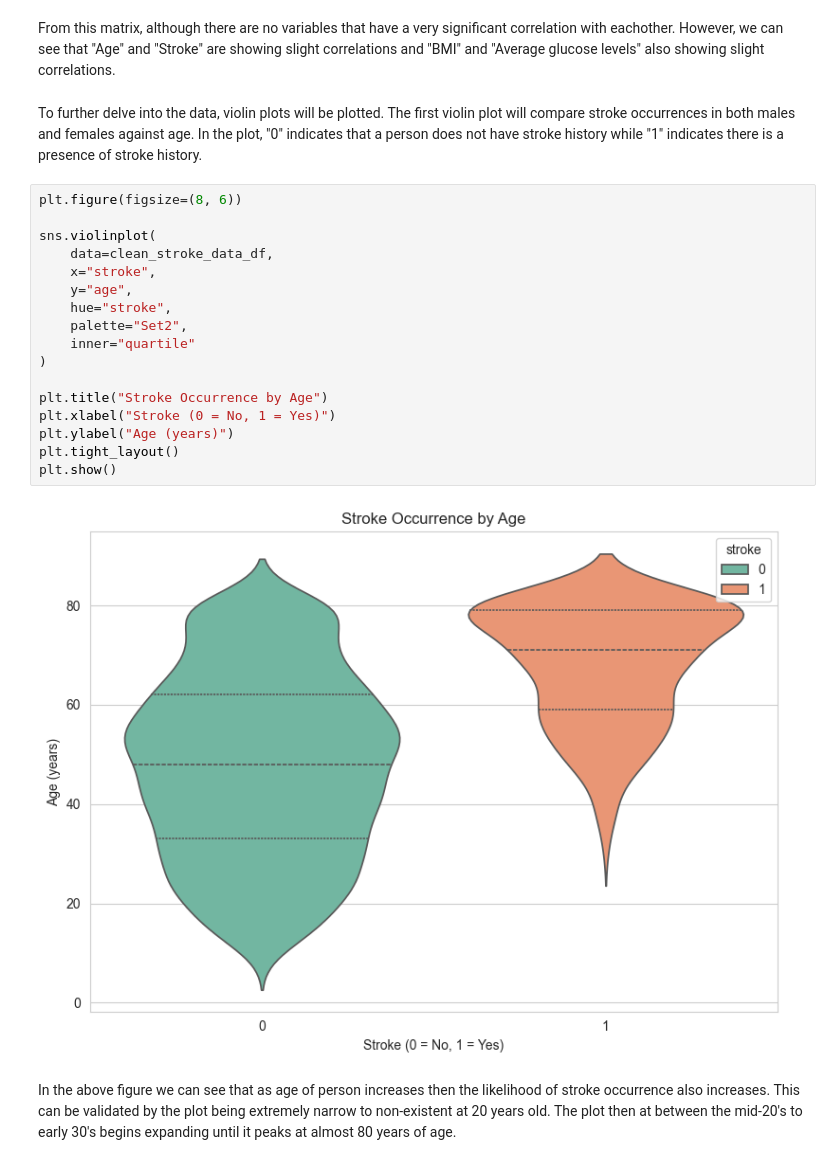
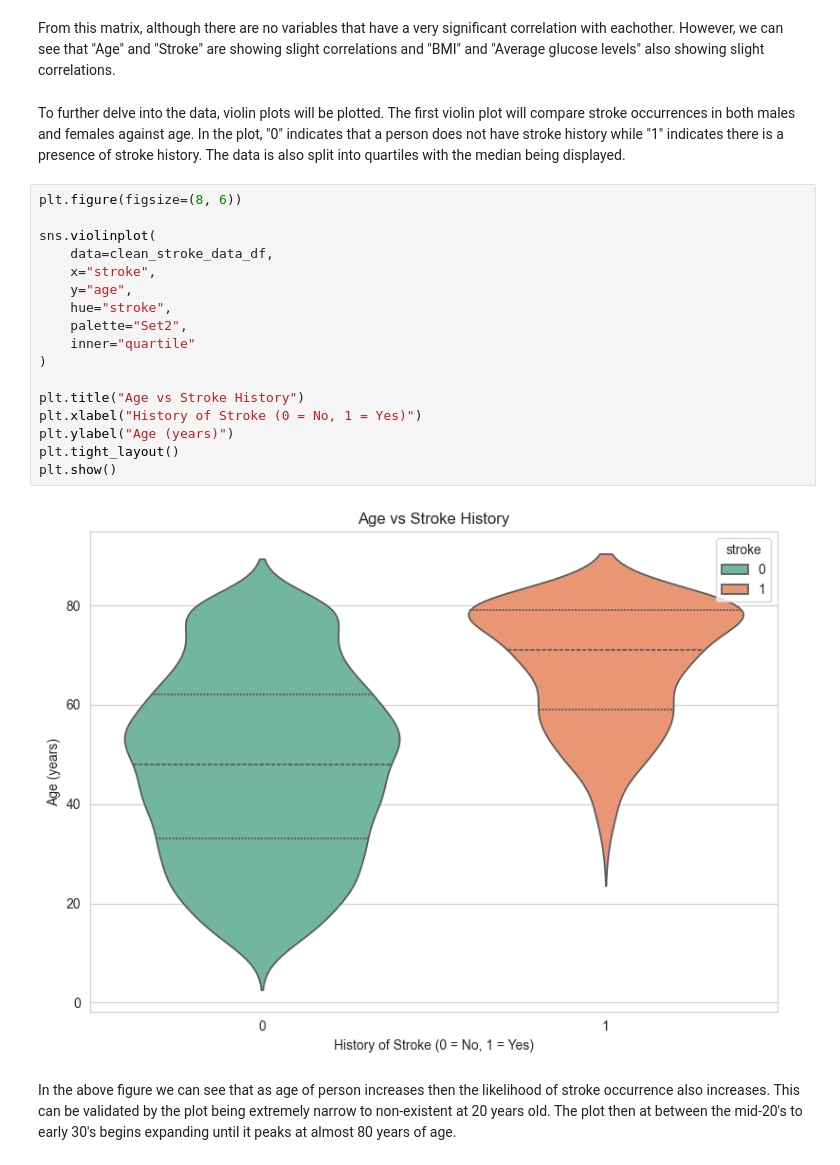
Before and after one commit to naqashb7/stroke_prediction_app, a Jupyter notebook: jupyter_notebooks/EDA.ipynb, the cells around one changed output. Saved outputs shown, nothing was run; the diff lists cells and outputs as text.

```diff
--- a/jupyter_notebooks/EDA.ipynb
+++ b/jupyter_notebooks/EDA.ipynb
@@ -234,25 +255,25 @@ plt.show()
 # %% [markdown]
 From this matrix, although there are no variables that have a very significant correlation with eachother. However, we can see that "Age" and "Stroke" are showing slight correlations and "BMI" and "Average glucose levels" also showing slight correlations.
 # %% [markdown]
-To further delve into the data, violin plots will be plotted. The first violin plot will compare stroke occurrences in both males and females against age. In the plot, "0" indicates that a person does not have stroke history while "1" indicates there is a presence of stroke history.
+To further delve into the data, violin plots will be plotted. The first violin plot will compare stroke occurrences in both males and females against age. In the plot, "0" indicates that a person does not have stroke history while "1" indicates there is a presence of stroke history. The data is also split into quartiles with the median being displayed.
 # %%
 plt.figure(figsize=(8, 6))
 
 sns.violinplot(
     data=clean_stroke_data_df,
     x="stroke",
     y="age",
     hue="stroke",
     palette="Set2",
     inner="quartile"
 )
 
-plt.title("Stroke Occurrence by Age")
-plt.xlabel("Stroke (0 = No, 1 = Yes)")
+plt.title("Age vs Stroke History")
+plt.xlabel("History of Stroke (0 = No, 1 = Yes)")
 plt.ylabel("Age (years)")
 plt.tight_layout()
 plt.show()
 # %% [output]
-[figure, old version]
+[figure, new version]
 # %% [markdown]
 In the above figure we can see that as age of person increases then the likelihood of stroke occurrence also increases. This can be validated by the plot being extremely narrow to non-existent at 20 years old. The plot then at between the mid-20's to early 30's begins expanding until it peaks at almost 80 years of age.
```
Also changed, not shown: parts of 32 cells of this notebook.
